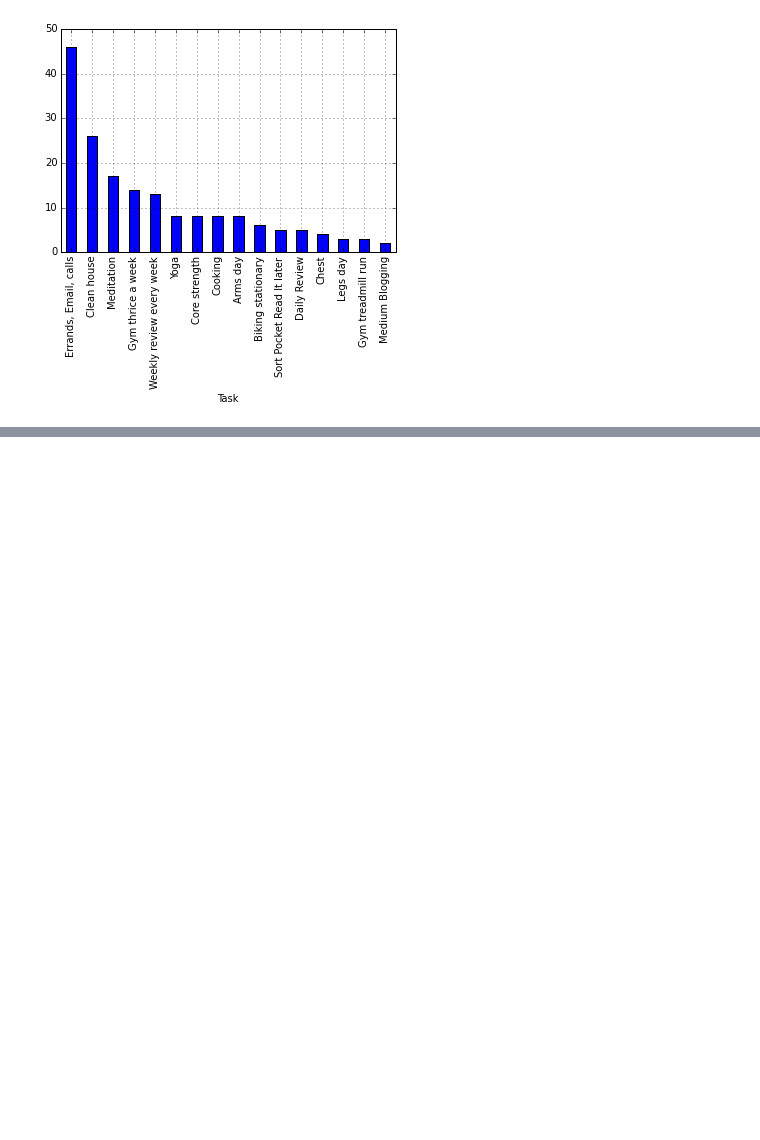
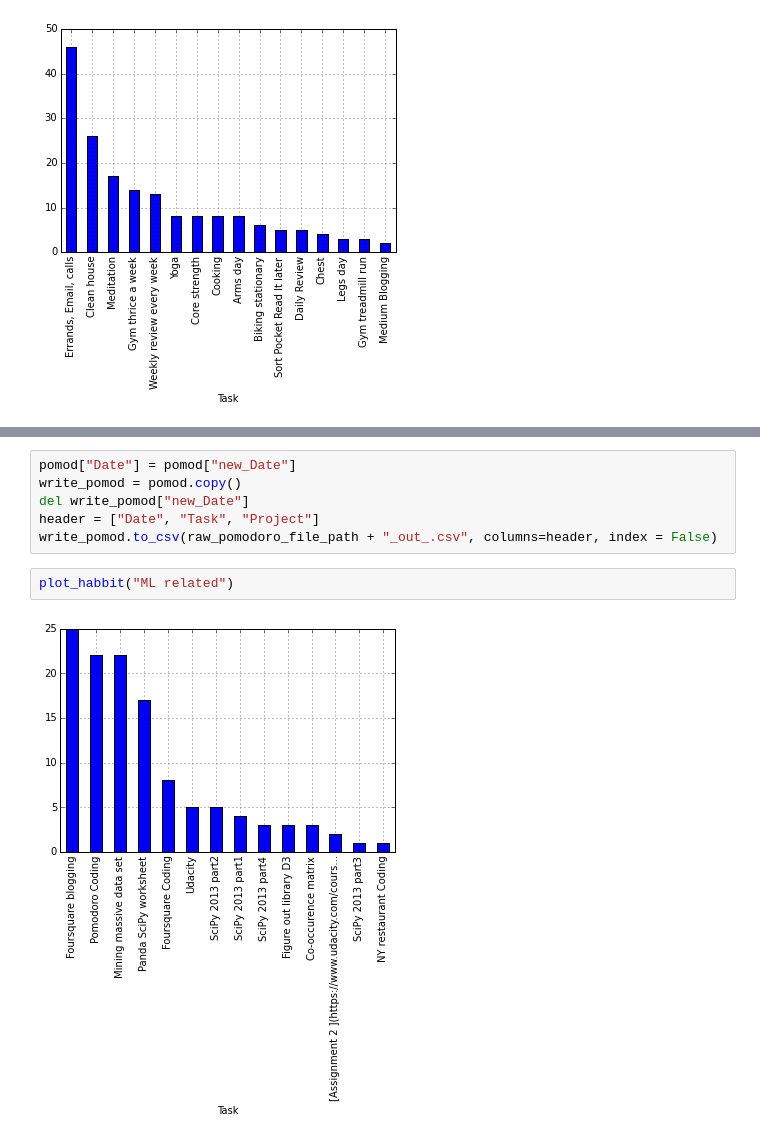
Before and after one commit to kapild/datascience, a Jupyter notebook: com/kapild/ds/pomodoro/Pomodoro_Calendar.ipynb, the cells around one changed output, grey strips where cells are left out. Saved outputs shown, nothing was run; the diff lists cells and outputs as text; blank space fills up the shorter version.

```diff
--- a/com/kapild/ds/pomodoro/Pomodoro_Calendar.ipynb
+++ b/com/kapild/ds/pomodoro/Pomodoro_Calendar.ipynb
@@ -241,0 +261,10 @@ plot_habbit('Habbit')
+# %%
+pomod["Date"] = pomod["new_Date"]
+write_pomod = pomod.copy()
+del write_pomod["new_Date"]
+header = ["Date", "Task", "Project"]
+write_pomod.to_csv(raw_pomodoro_file_path + "_out_.csv", columns=header, index = False)
+# %%
+plot_habbit("ML related")
+# %% [output]
+[figure, added]
```
Also changed, not shown: parts of 4 cells of this notebook.
